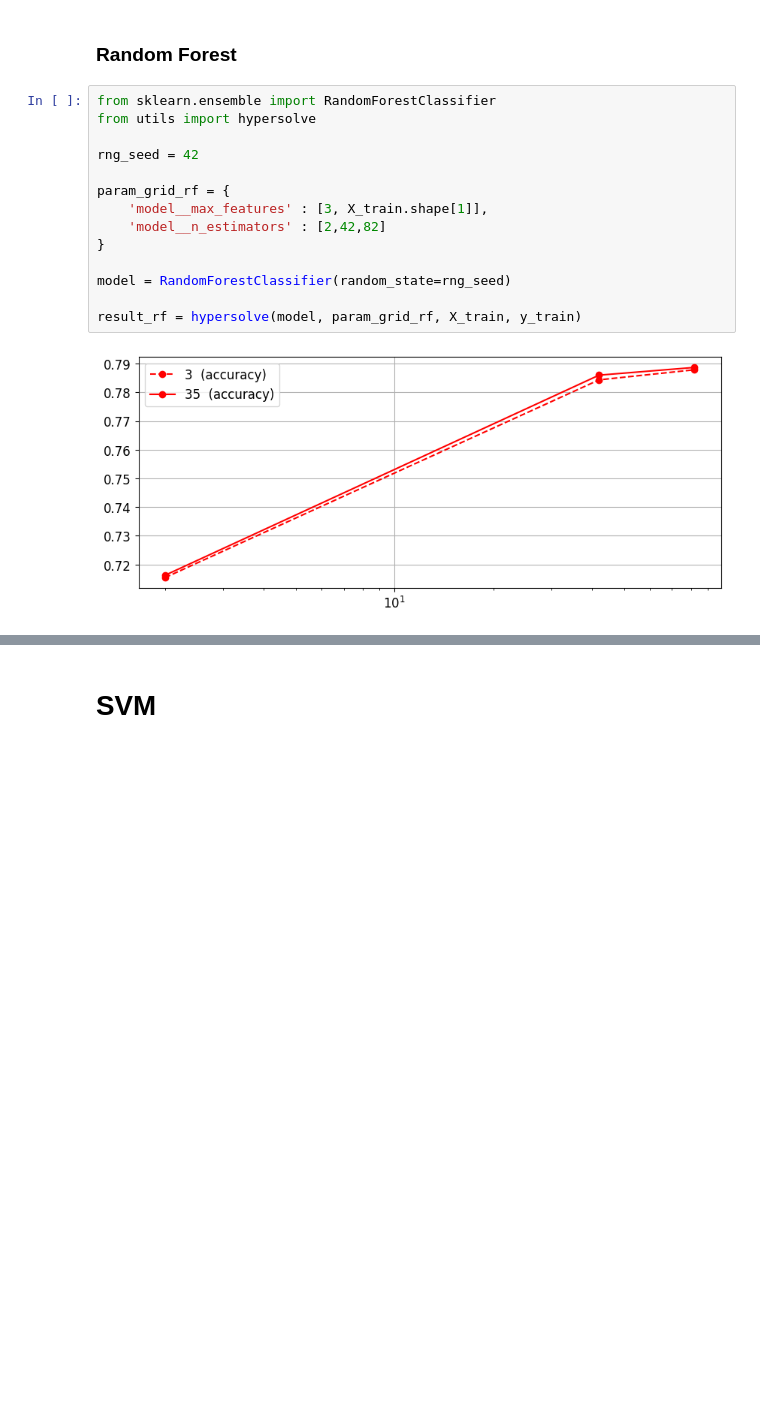
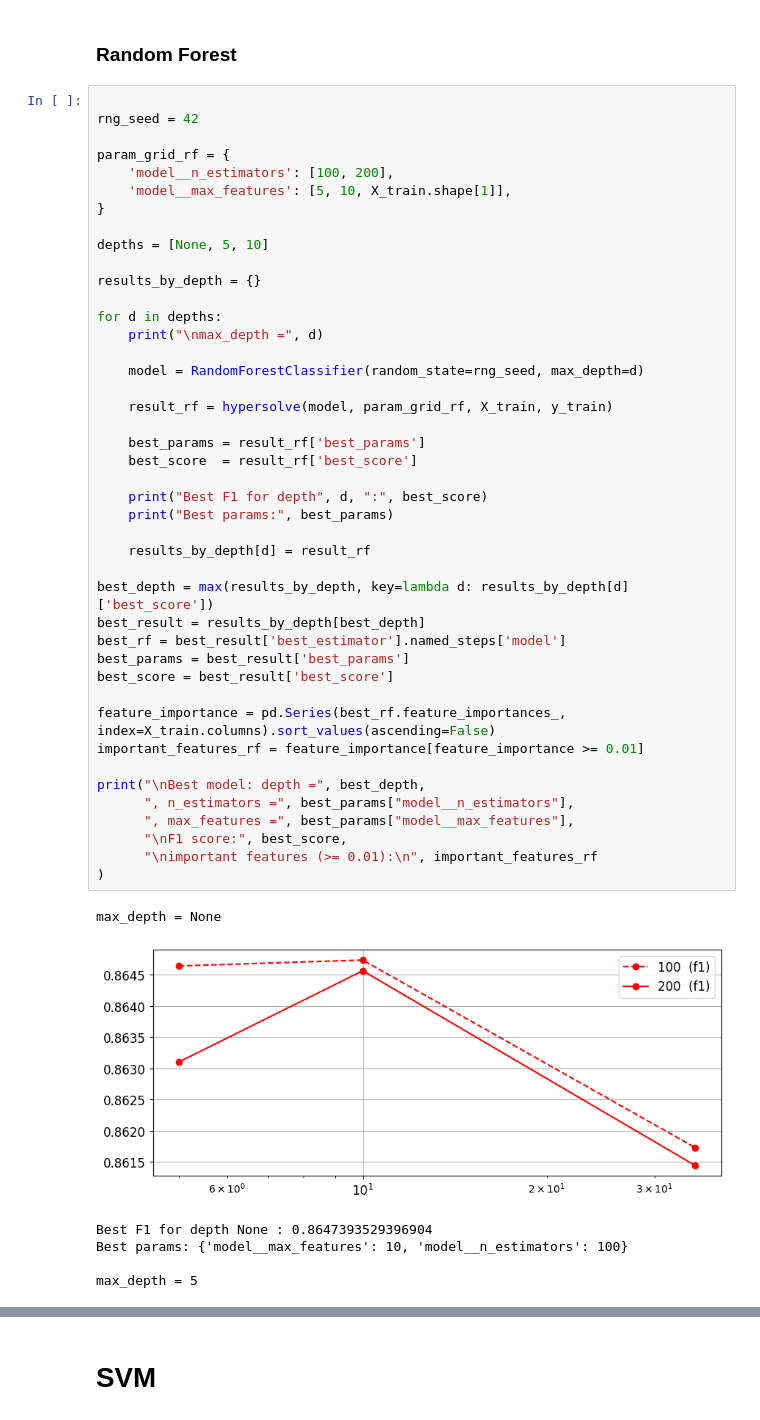
Before and after one commit to NilsHLund/f1-dnf-analysis, a Jupyter notebook: 41/code.ipynb, the cells around one changed output, grey strips where cells are left out. Saved outputs shown, nothing was run; the diff lists cells and outputs as text; blank space fills up the shorter version.

Commit message:
Added random forest impl and updated import

```diff
--- a/41/code.ipynb
+++ b/41/code.ipynb
@@ -588,18 +589,52 @@ Test score for best model with current features is: 0.6320754716981132
 # %% [markdown]
 ### **Random Forest**
 # %%
-from sklearn.ensemble import RandomForestClassifier
-from utils import hypersolve
 
 rng_seed = 42
 
 param_grid_rf = {
-    'model__max_features' : [3, X_train.shape[1]],
-    'model__n_estimators' : [2,42,82]
+    'model__n_estimators': [100, 200],
+    'model__max_features': [5, 10, X_train.shape[1]],
 }
 
-model = RandomForestClassifier(random_state=rng_seed)
+depths = [None, 5, 10]
 
-result_rf = hypersolve(model, param_grid_rf, X_train, y_train)
+results_by_depth = {}
+
+for d in depths:
+    print("\nmax_depth =", d)
+
+    model = RandomForestClassifier(random_state=rng_seed, max_depth=d)
+
+    result_rf = hypersolve(model, param_grid_rf, X_train, y_train)
+
+    best_params = result_rf['best_params']
+    best_score  = result_rf['best_score']
+
+    print("Best F1 for depth", d, ":", best_score)
+    print("Best params:", best_params)
+
+    results_by_depth[d] = result_rf
+
+best_depth = max(results_by_depth, key=lambda d: results_by_depth[d]['best_score'])
+best_result = results_by_depth[best_depth]
+best_rf = best_result['best_estimator'].named_steps['model']
+best_params = best_result['best_params']
+best_score = best_result['best_score']
+
+feature_importance = pd.Series(best_rf.feature_importances_, index=X_train.columns).sort_values(ascending=False)
+important_features_rf = feature_importance[feature_importance >= 0.01]
+
+print("\nBest model: depth =", best_depth,
+      ", n_estimators =", best_params["model__n_estimators"],
+      ", max_features =", best_params["model__max_features"],
+      "\nF1 score:", best_score,
+      "\nimportant features (>= 0.01):\n", important_features_rf
+)
 # %% [output]
+max_depth = None
-[figure, old version]
+[figure, new version]
+Best F1 for depth None : 0.8647393529396904
+Best params: {'model__max_features': 10, 'model__n_estimators': 100}
+
+max_depth = 5
```
Also changed, not shown: parts of 2 cells of this notebook.
